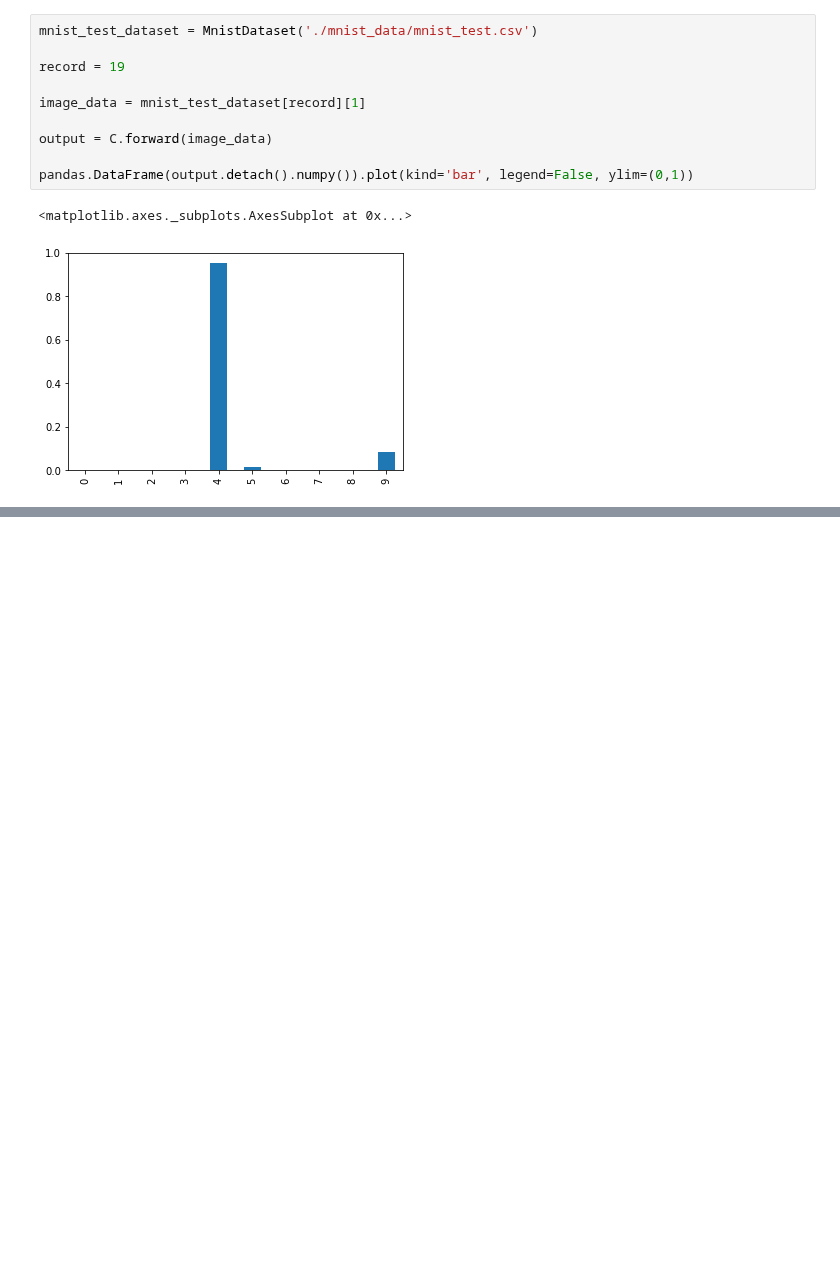
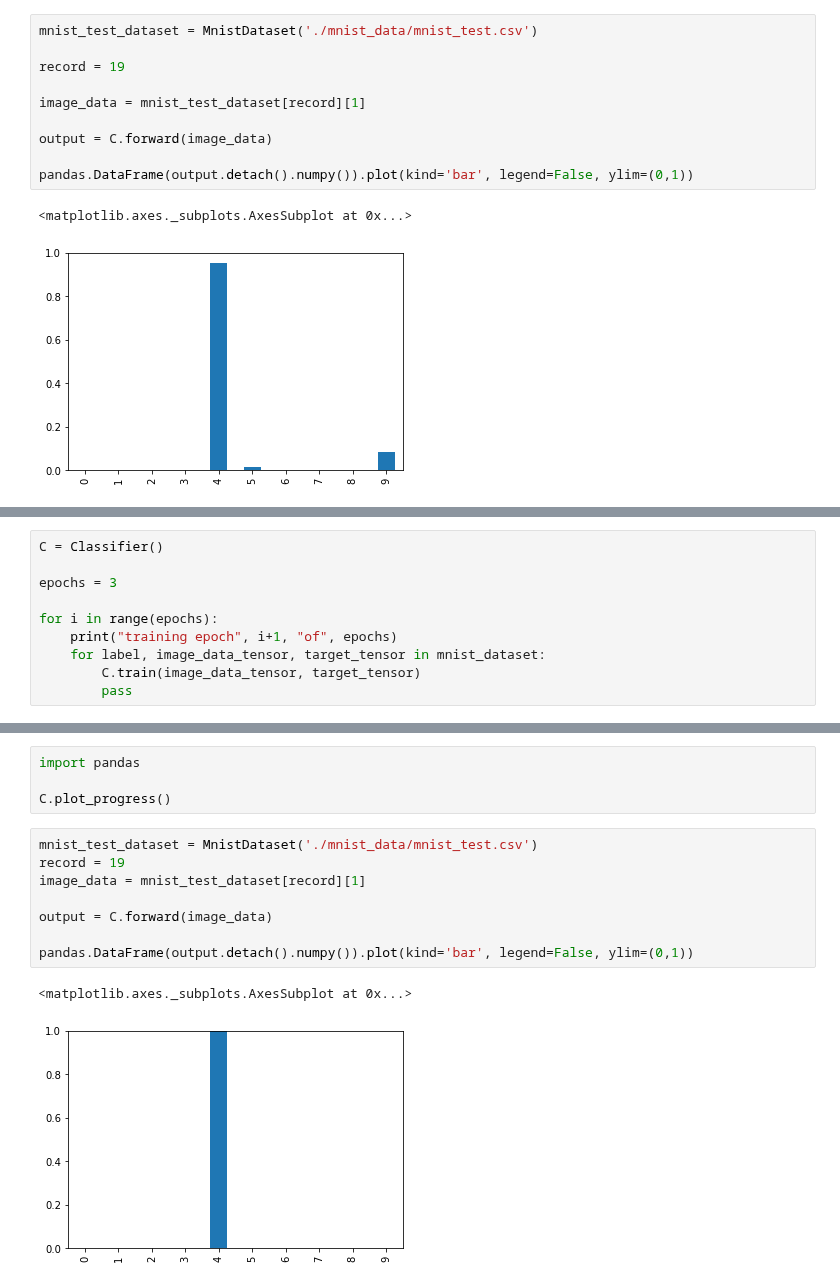
Before and after one commit to mskim94/TIL, a Jupyter notebook: GAN/Part 01.ipynb, the cells around one changed output, grey strips where cells are left out. Cells and saved outputs as stored; diff of their text form; blank space fills up the shorter version.

```diff
--- a/GAN/Part 01.ipynb
+++ b/GAN/Part 01.ipynb
@@ -598,0 +662,10 @@ pandas.DataFrame(output.detach().numpy()).plot(kind='bar', legend=False, ylim=(0
+# %%
+C = Classifier()
+
+epochs = 3
+
+for i in range(epochs):
+    print("training epoch", i+1, "of", epochs)
+    for label, image_data_tensor, target_tensor in mnist_dataset:
+        C.train(image_data_tensor, target_tensor)
+        pass
@@ -598,0 +690,15 @@ pandas.DataFrame(output.detach().numpy()).plot(kind='bar', legend=False, ylim=(0
+# %%
+import pandas
+
+C.plot_progress()
+# %%
+mnist_test_dataset = MnistDataset('./mnist_data/mnist_test.csv')
+record = 19
+image_data = mnist_test_dataset[record][1]
+
+output = C.forward(image_data)
+
+pandas.DataFrame(output.detach().numpy()).plot(kind='bar', legend=False, ylim=(0,1))
+# %% [output]
+<matplotlib.axes._subplots.AxesSubplot at 0x...>
+[figure, added]
```
Also changed, not shown: parts of 37 cells of this notebook.
